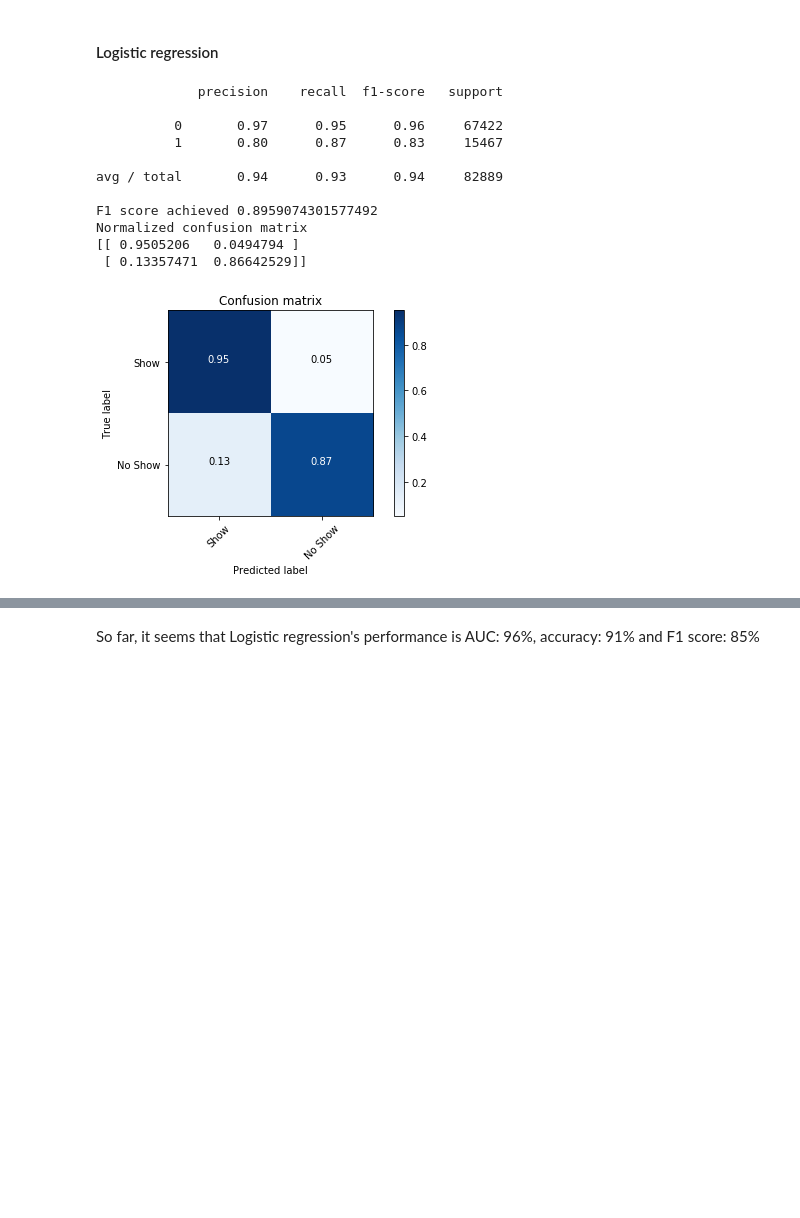
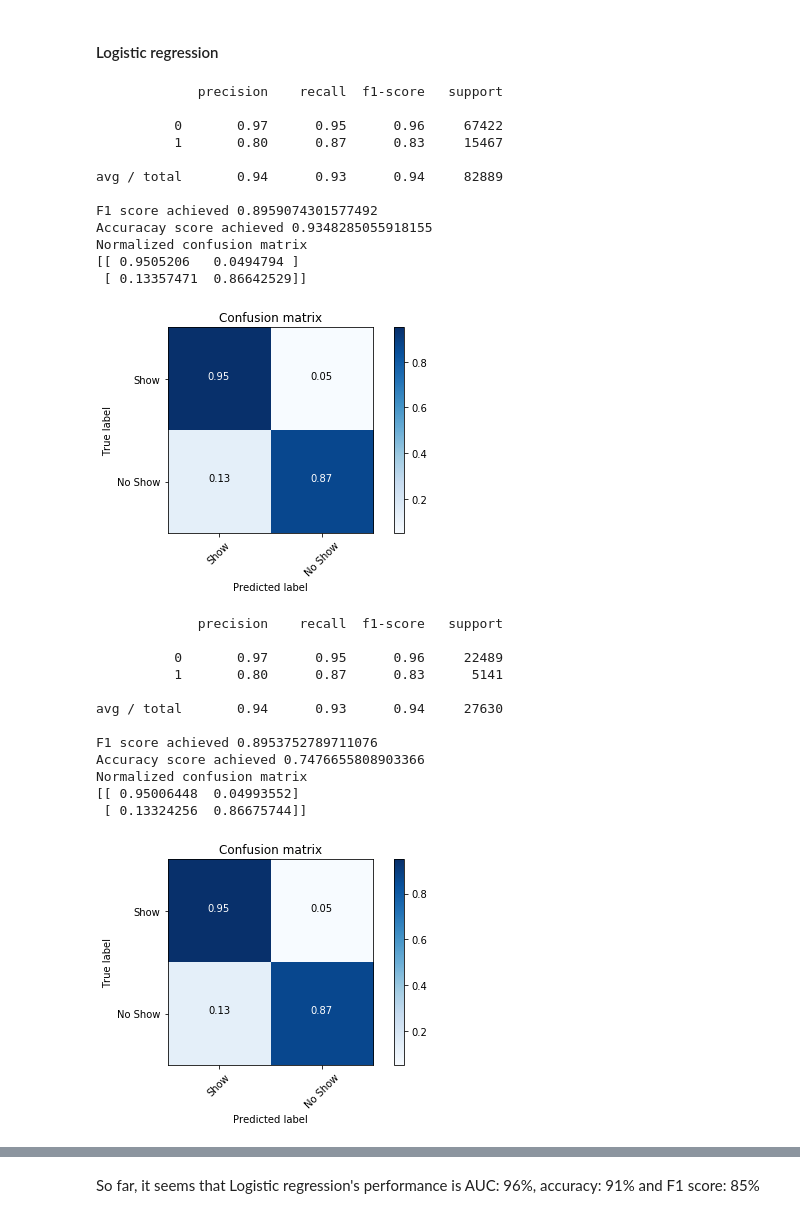
Before and after one commit to marwanmaalouf/EECE633_Project, a Jupyter notebook: EECE633_Python.ipynb, the cells around one changed output, grey strips where cells are left out. Saved outputs shown, nothing was run; the diff lists cells and outputs as text; code cells hidden in the pictures; blank space fills up the shorter version.

```diff
--- a/EECE633_Python.ipynb
+++ b/EECE633_Python.ipynb
@@ -494,6 +494,7 @@ report = classification_report(cv_scores, y_train)
 conf_matrix = confusion_matrix(cv_scores, y_train)
 print(report)
 print('F1 score achieved {}'.format( f1_score(cv_scores, y_train, average="macro")))
+print('Accuracay score achieved {}'.format( accuracy_score(cv_scores, y_train)))
 plot_confusion_matrix(conf_matrix, ['Show', 'No Show'], normalize= True)
 # %% [output]
              precision    recall  f1-score   support
@@ -504,10 +505,34 @@ plot_confusion_matrix(conf_matrix, ['Show', 'No Show'], normalize= True)
 avg / total       0.94      0.93      0.94     82889
 
 F1 score achieved 0.8959074301577492
+Accuracay score achieved 0.9348285055918155
 Normalized confusion matrix
 [[ 0.9505206   0.0494794 ]
  [ 0.13357471  0.86642529]]
 [figure]
+# %%
+logreg.fit(X_train, y_train)
+predictions = logreg.predict(X_test)
+report = classification_report(predictions, y_test)
+conf_matrix = confusion_matrix(predictions, y_test)
+print(report)
+print('F1 score achieved {}'.format( f1_score(predictions, y_test, average="macro")))
+print('Accuracy score achieved {}'.format( accuracy_score(pred, y_test)))
+plot_confusion_matrix(conf_matrix, ['Show', 'No Show'], normalize= True)
+# %% [output]
+             precision    recall  f1-score   support
+
+          0       0.97      0.95      0.96     22489
+          1       0.80      0.87      0.83      5141
+
+avg / total       0.94      0.93      0.94     27630
+
+F1 score achieved 0.8953752789711076
+Accuracy score achieved 0.7476655808903366
+Normalized confusion matrix
+[[ 0.95006448  0.04993552]
+ [ 0.13324256  0.86675744]]
+[figure, added]
 # %%
 from sklearn.linear_model import LogisticRegression
 
```
Also changed, not shown: parts of 11 cells of this notebook.
